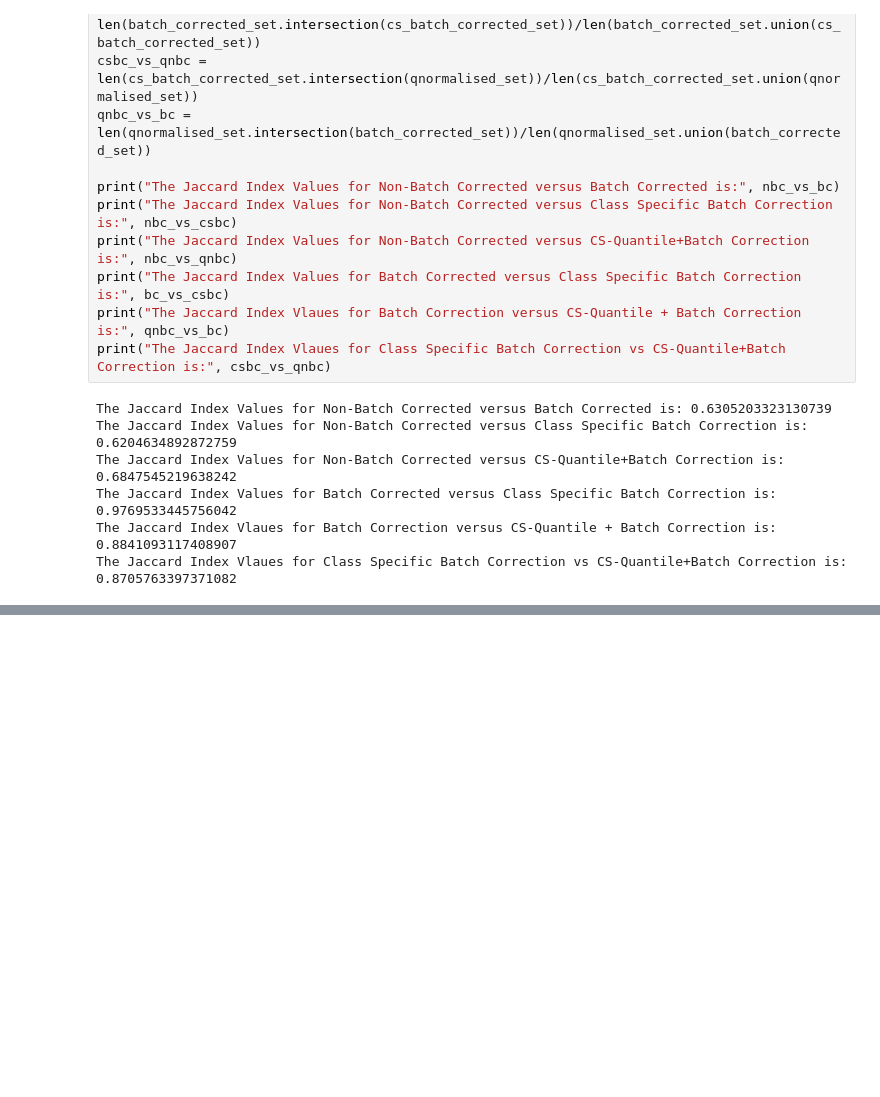
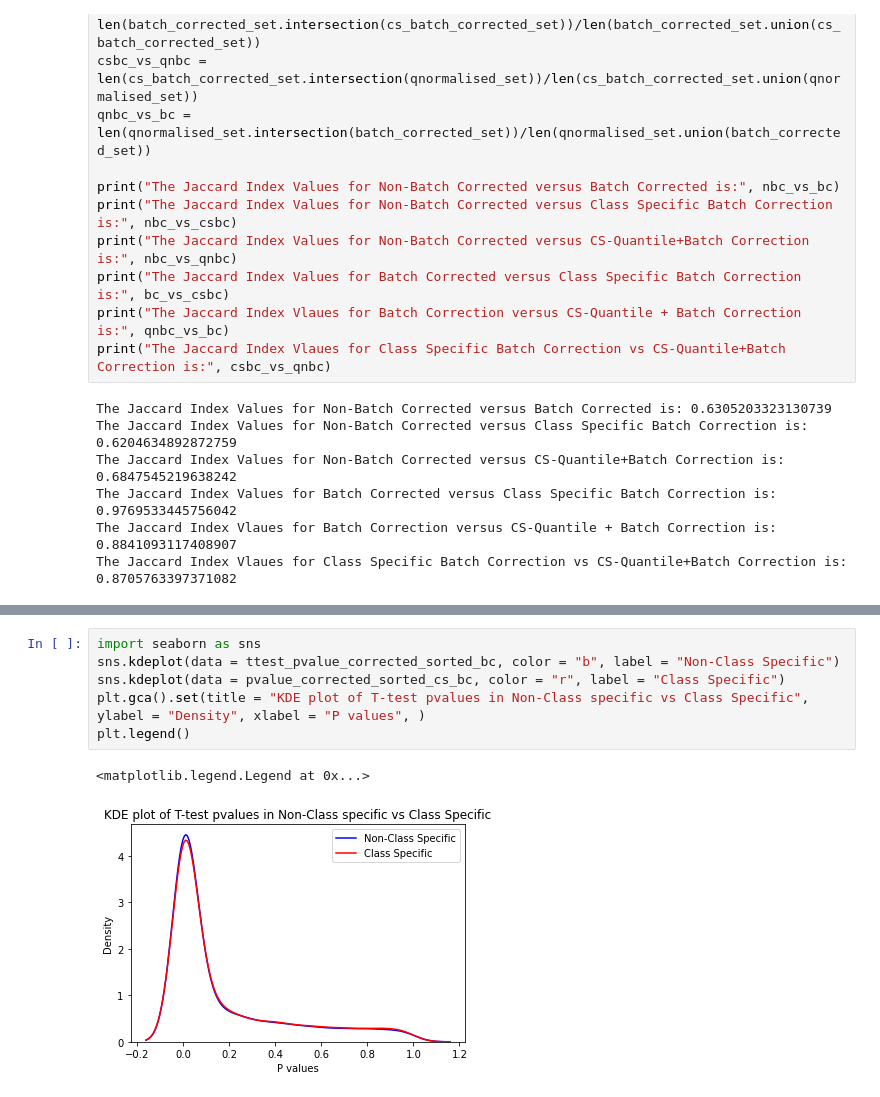
Before and after one commit to kaipengl/biodatascience, a Jupyter notebook: RCdataanalysis with quantile normalisation.ipynb, the cells around one changed output, grey strips where cells are left out. Cells and saved outputs as stored; diff of their text form; blank space fills up the shorter version.

```diff
--- a/RCdataanalysis with quantile normalisation.ipynb
+++ b/RCdataanalysis with quantile normalisation.ipynb
@@ -1554,0 +1460,9 @@ The Jaccard Index Vlaues for Class Specific Batch Correction vs CS-Quantile+Batc
+# %%
+import seaborn as sns
+sns.kdeplot(data = ttest_pvalue_corrected_sorted_bc, color = "b", label = "Non-Class Specific")
+sns.kdeplot(data = pvalue_corrected_sorted_cs_bc, color = "r", label = "Class Specific")
+plt.gca().set(title = "KDE plot of T-test pvalues in Non-Class specific vs Class Specific", ylabel = "Density", xlabel = "P values", )
+plt.legend()
+# %% [output]
+<matplotlib.legend.Legend at 0x...>
+[figure, added]
```
Also changed, not shown: parts of 43 cells of this notebook.
